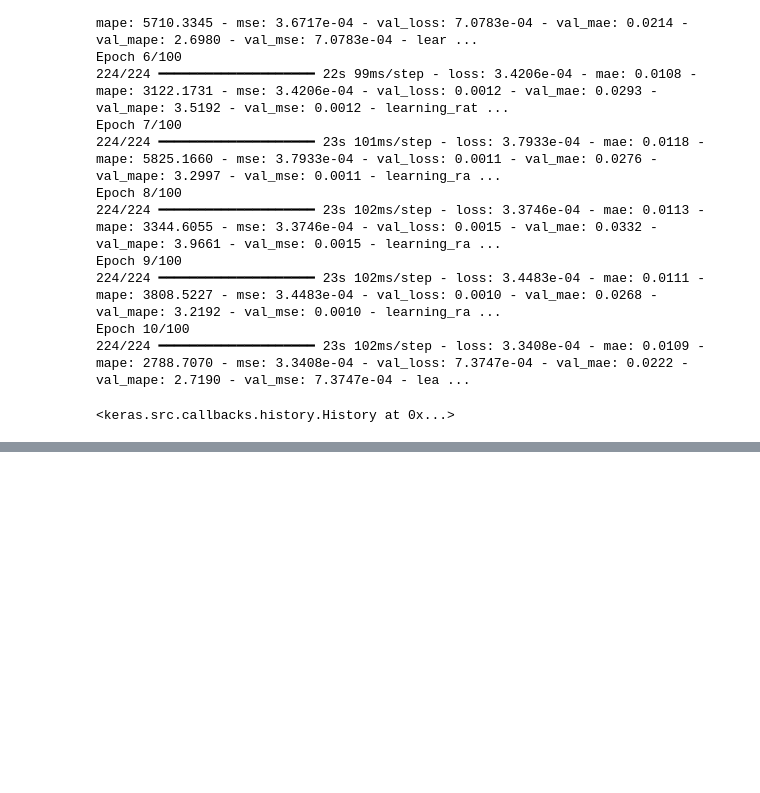
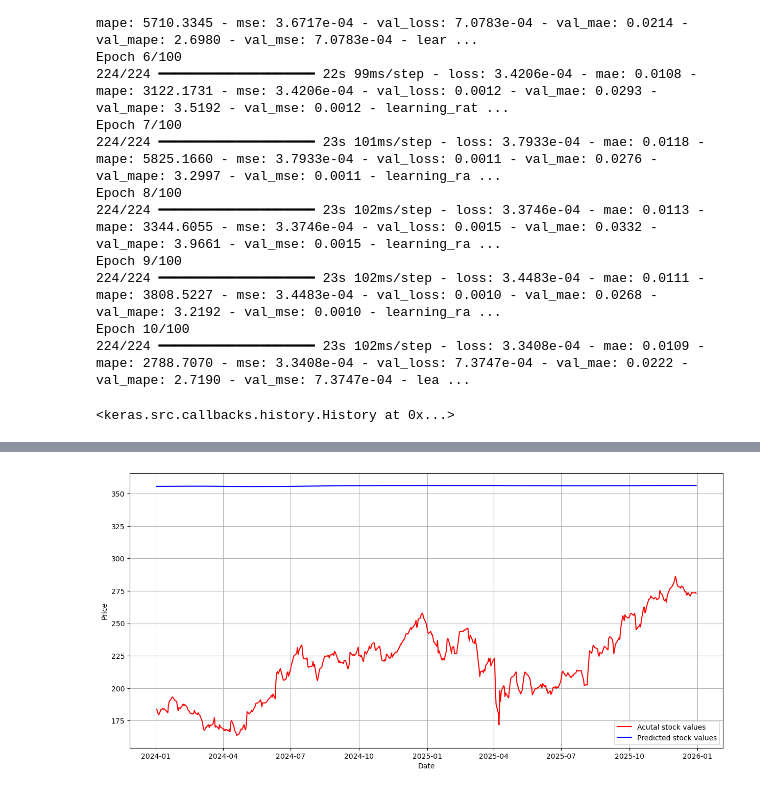
Before and after one commit to amdollar/Stock_Price_Prediction, a Jupyter notebook: StockPriceAnalysis.ipynb, the cells around one changed output, grey strips where cells are left out. Cells and saved outputs as stored; diff of their text form; code cells hidden in the pictures; blank space fills up the shorter version.

Commit message:
prediction and actual values chart plotted

```diff
--- a/StockPriceAnalysis.ipynb
+++ b/StockPriceAnalysis.ipynb
@@ -244,6 +244,8 @@ window_size = 80 # same as the size of training
 X_test = []
 
 inputs = df['Close'][len(df) - len(test)  - window_size:].values
+inputs = inputs.reshape(-1, 1)
+inputs = scaler.transform(inputs)
 
 for i in range(window_size, len(inputs)):
     X_test.append(inputs[i-window_size: i, 0])
@@ -256,0 +259,8 @@ TypeError: list.append() takes exactly one argument (2 given)
+# %%
+# Prediction:
+predicted_stocks_values_scaled = model.predict(X_test)
+
+predicted_stocks_values = scaler.inverse_transform(predicted_stocks_values_scaled)
+
+actual_values = test['Close'].values
+print(predicted_stocks_values)
@@ -256,0 +285,14 @@ TypeError: list.append() takes exactly one argument (2 given)
+# %%
+# Graphical representation of actual and predicted values
+
+
+plt.figure(figsize=(15,7))
+plt.plot(test.index, actual_values, color='Red', label='Acutal stock values')
+plt.plot(test.index, predicted_stocks_values, color='blue', label='Predicted stock values')
+plt.xlabel('Date')
+plt.ylabel('Price')
+plt.legend()
+plt.grid(True)
+plt.show()
+# %% [output]
+[figure, added]
```
Also changed, not shown: parts of 2 cells of this notebook.
